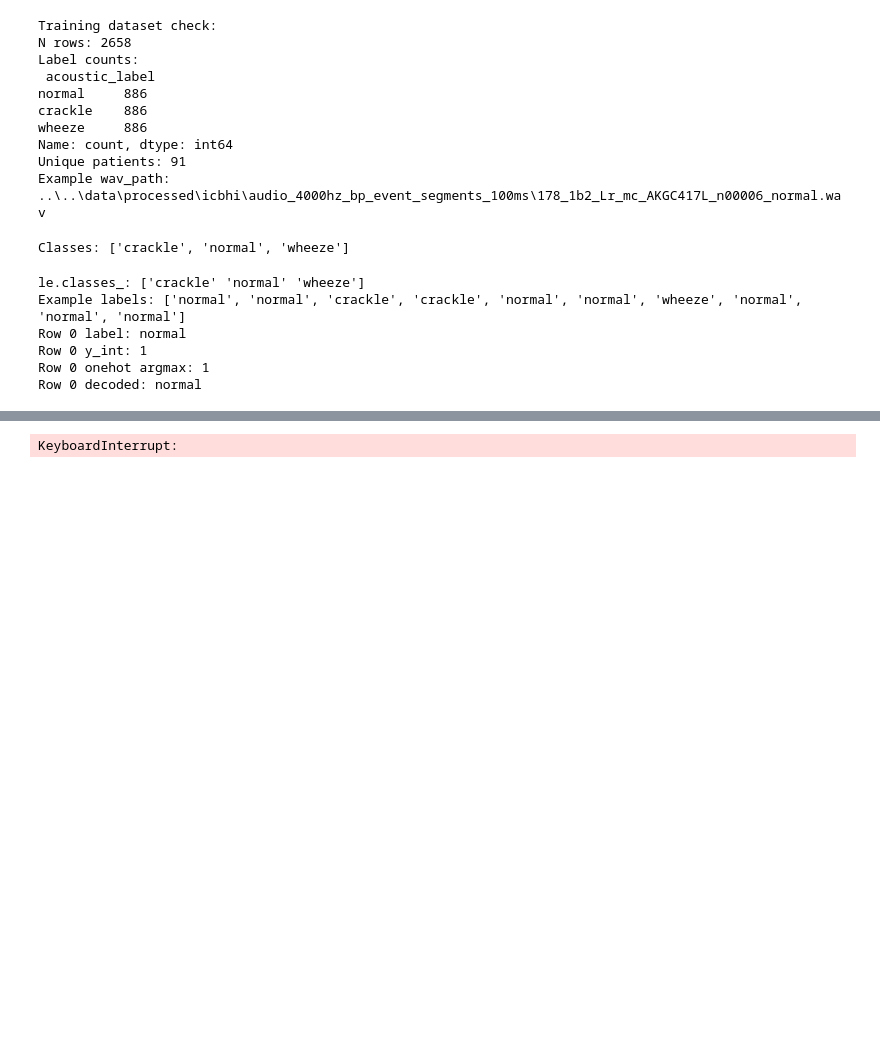
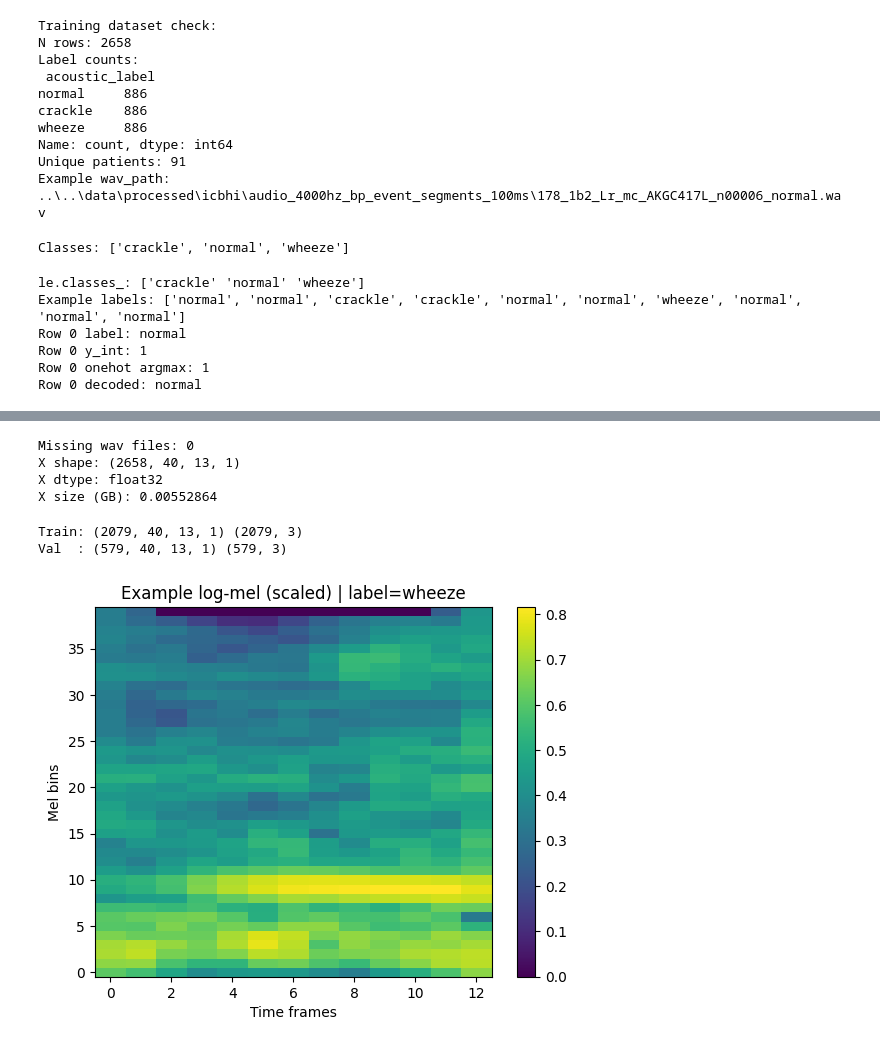
Before and after one commit to EsmeeK1/AI-Onderzoeksvragen, a Jupyter notebook: research_questions/heart_and_lungsounds/notebooks/icbhi/simple_cnn_test.ipynb, the cells around one changed output, grey strips where cells are left out. Saved outputs shown, nothing was run; the diff lists cells and outputs as text; code cells hidden in the pictures; blank space fills up the shorter version.

Commit message:
notebooks to run the preprocessing pipeline with a simple cnn and experimenstw tih combining labels.

```diff
--- a/research_questions/heart_and_lungsounds/notebooks/icbhi/simple_cnn_test.ipynb
+++ b/research_questions/heart_and_lungsounds/notebooks/icbhi/simple_cnn_test.ipynb
@@ -277,10 +322,31 @@ def logmel_01_from_wav(
 # %%
-# build X for all segments (baseline; later kun je dit met tf.data doen)
+# zet je map goed
+WAV_DIR = Path("../../data/processed/icbhi/audio_4000hz_bp_event_segments_100ms")
+
+# maak wav_path kolom
+segments_df["wav_path"] = segments_df["segment_file"].apply(lambda f: str(WAV_DIR / f))
+
+# check dat files bestaan
+exists_mask = segments_df["wav_path"].apply(lambda p: Path(p).exists())
+missing = segments_df.loc[~exists_mask, ["segment_file", "wav_path"]]
+
+print("Missing wav files:", len(missing))
+if len(missing) > 0:
+    display(missing.head(20))
+    raise RuntimeError("Some wav files are missing; fix paths first.")
+
+# build X
 X_list = []
 for p in segments_df["wav_path"].tolist():
-    X_list.append(logmel_01_from_wav(p, n_fft=n_fft, hop_length=hop_length, n_mels=n_mels, fmin=fmin))
+    X_list.append(logmel_01_from_wav_event(p))
 
 X = np.stack(X_list, axis=0)
-print("X shape:", X.shape)  # (N, n_mels, n_frames, 1)
+
+print("X shape:", X.shape)
+print("X dtype:", X.dtype)
+print("X size (GB):", X.nbytes / 1e9)
 # %% [output]
-KeyboardInterrupt:
+Missing wav files: 0
+X shape: (2658, 40, 13, 1)
+X dtype: float32
+X size (GB): 0.00552864
@@ -301,3 +353,32 @@ print("Val  :", X_val.shape, y_val.shape)
+# %%
+patients = segments_df["patient_id"].astype(str).values
+unique_patients = np.unique(patients)
+
+train_p, val_p = train_test_split(unique_patients, test_size=0.2, random_state=42, shuffle=True)
+
+train_mask = np.isin(patients, train_p)
+val_mask   = np.isin(patients, val_p)
+
+X_train, X_val = X[train_mask], X[val_mask]
+y_train, y_val = y_onehot[train_mask], y_onehot[val_mask]
+
+print("Train:", X_train.shape, y_train.shape)
+print("Val  :", X_val.shape, y_val.shape)
+# %% [output]
+Train: (2079, 40, 13, 1) (2079, 3)
+Val  : (579, 40, 13, 1) (579, 3)
+# %%
+import matplotlib.pyplot as plt
+
+plt.figure()
+plt.imshow(X_train[0, :, :, 0], aspect="auto", origin="lower")
+plt.title(f"Example log-mel (scaled) | label={segments_df['acoustic_label'].iloc[train_idx[0]]}")
+plt.xlabel("Time frames")
+plt.ylabel("Mel bins")
+plt.colorbar()
+plt.show()
+# %% [output]
+[figure, added]
 # %%
 input_shape = X_train.shape[1:]
 num_classes = y_train.shape[1]
```
Also changed, not shown: parts of 19 cells of this notebook, 9 other files.
